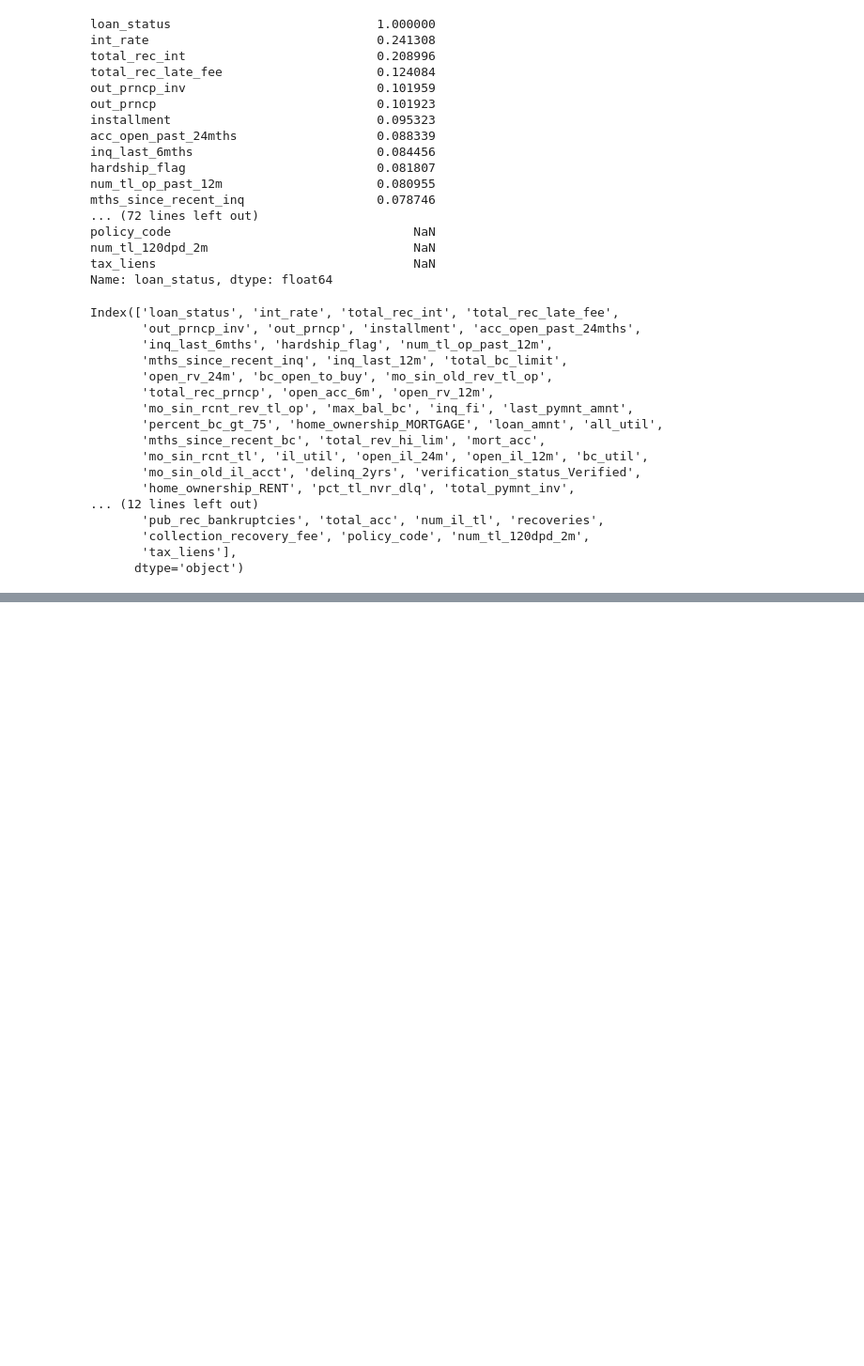
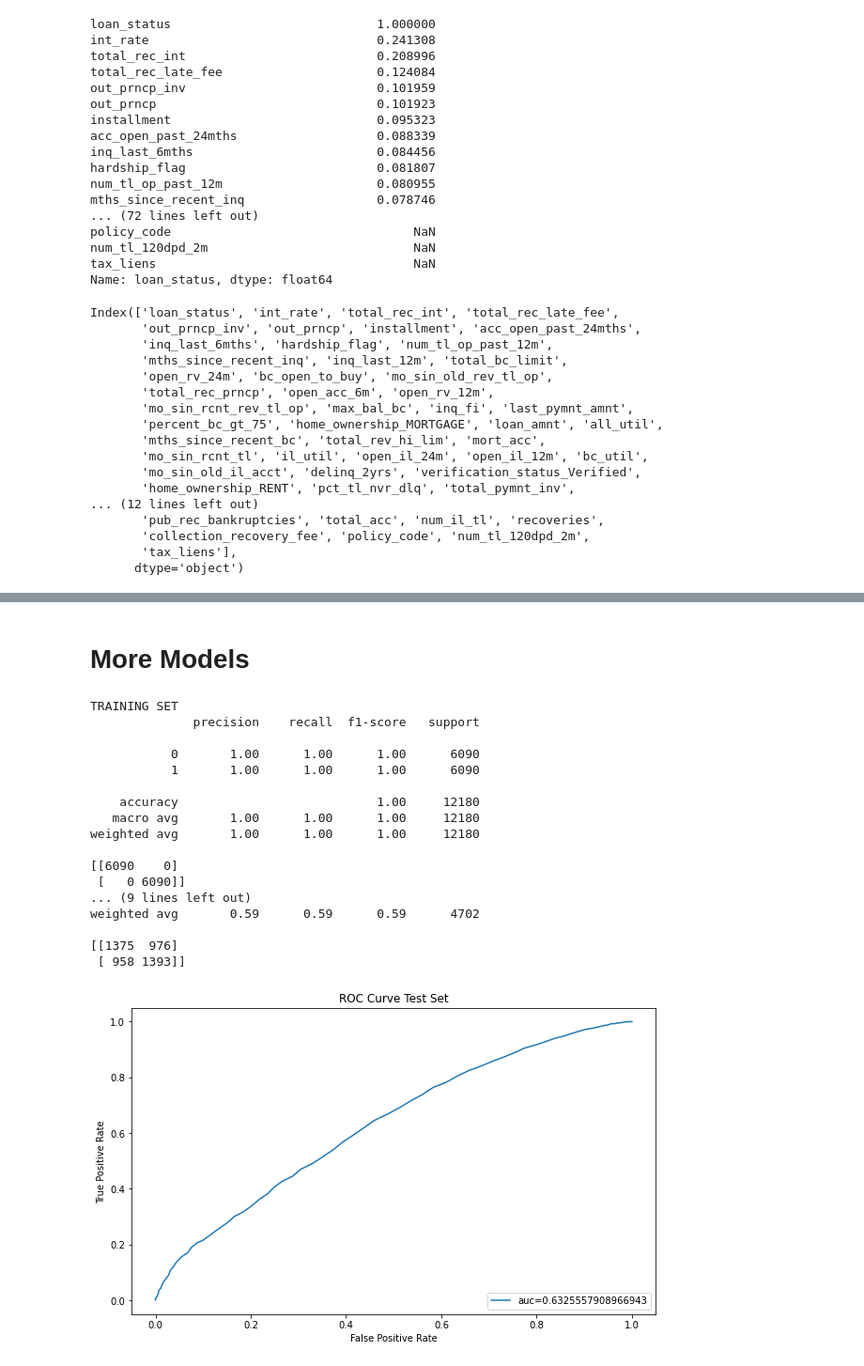
Before and after one commit to Brandilyn0506/smu-data-12-21-homework, a Jupyter notebook: 19-Supervised-Machine-Learning/Submission/Credit Risk Evaluator.ipynb, the cells around one changed output, grey strips where cells are left out. Shown at 94% size. Drawn from its saved outputs; the diff is of its cells as text; code cells hidden in the pictures; blank space fills up the shorter version.

```diff
--- a/19-Supervised-Machine-Learning/Submission/Credit Risk Evaluator.ipynb
+++ b/19-Supervised-Machine-Learning/Submission/Credit Risk Evaluator.ipynb
@@ -451,0 +728,25 @@ ValueError: Input contains NaN, infinity or a value too large for dtype('float64
+# %% [markdown]
+# More Models
+# %%
+#Extra Trees
+et = ExtraTreesClassifier(random_state=42)
+et = evaluateModel(et, X_train, y_train, X_test, y_test)
+# %% [output]
+TRAINING SET
+              precision    recall  f1-score   support
+
+           0       1.00      1.00      1.00      6090
+           1       1.00      1.00      1.00      6090
+
+    accuracy                           1.00     12180
+   macro avg       1.00      1.00      1.00     12180
+weighted avg       1.00      1.00      1.00     12180
+
+[[6090    0]
+ [   0 6090]]
+... (9 lines left out)
+weighted avg       0.59      0.59      0.59      4702
+
+[[1375  976]
+ [ 958 1393]]
+[figure, added]
```
Also changed, not shown: parts of 67 cells of this notebook.
